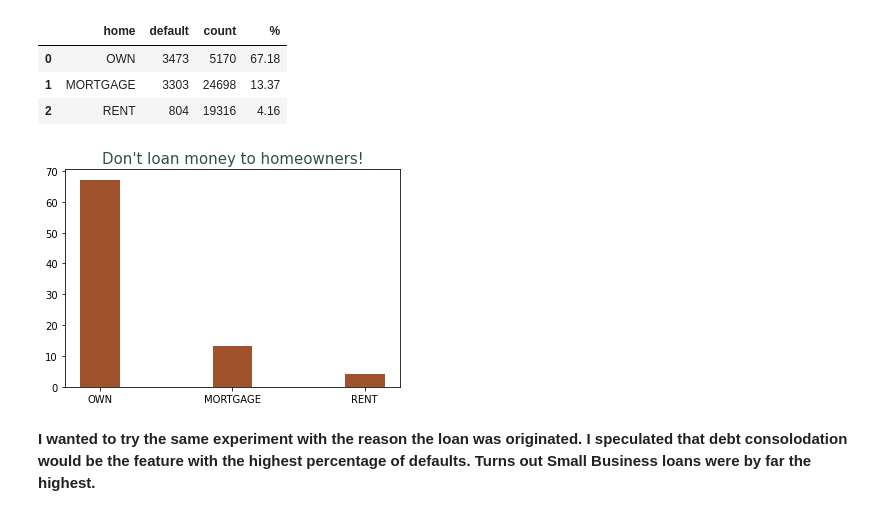
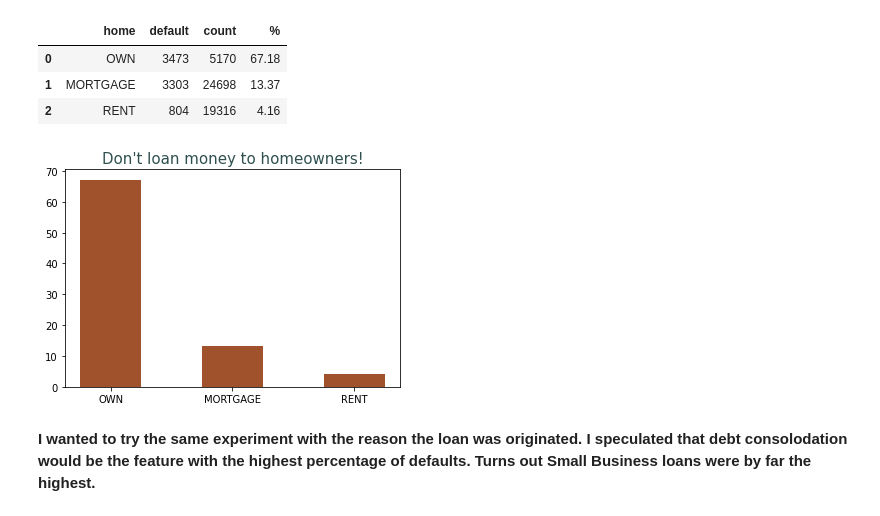
Before and after one commit to marleyberries/Springboard-Main, a Jupyter notebook: Capstone Loan Default Prediction/02_Loan Default - EDA.ipynb, the cells around one changed output. Drawn from its saved outputs; the diff is of its cells as text; code cells hidden in the pictures.

```diff
--- a/Capstone Loan Default Prediction/02_Loan Default - EDA.ipynb
+++ b/Capstone Loan Default Prediction/02_Loan Default - EDA.ipynb
@@ -222,13 +231,13 @@ home_summary
 | 2 | RENT | 804 | 19316 | 4.16 |
 # %%
 y_pos = np.arange(len(home_summary['home']))
-plt.bar(y_pos, home_summary['%'], width = .3, color='sienna')
+plt.bar(y_pos, home_summary['%'], width = .5, color='sienna')
 plt.xticks(y_pos, home_summary['home'])
 plt.title("Don't loan money to homeowners!", color='darkslategrey', size=15)
 
 plt.show()
 # %% [output]
-[figure, old version]
+[figure, new version]
 # %% [markdown]
 **I wanted to try the same experiment with the reason the loan was originated. I speculated that debt consolodation would be the feature with the highest percentage of defaults. Turns out Small Business loans were by far the highest.**
 # %%
```
Also changed, not shown: parts of 7 cells of this notebook.
